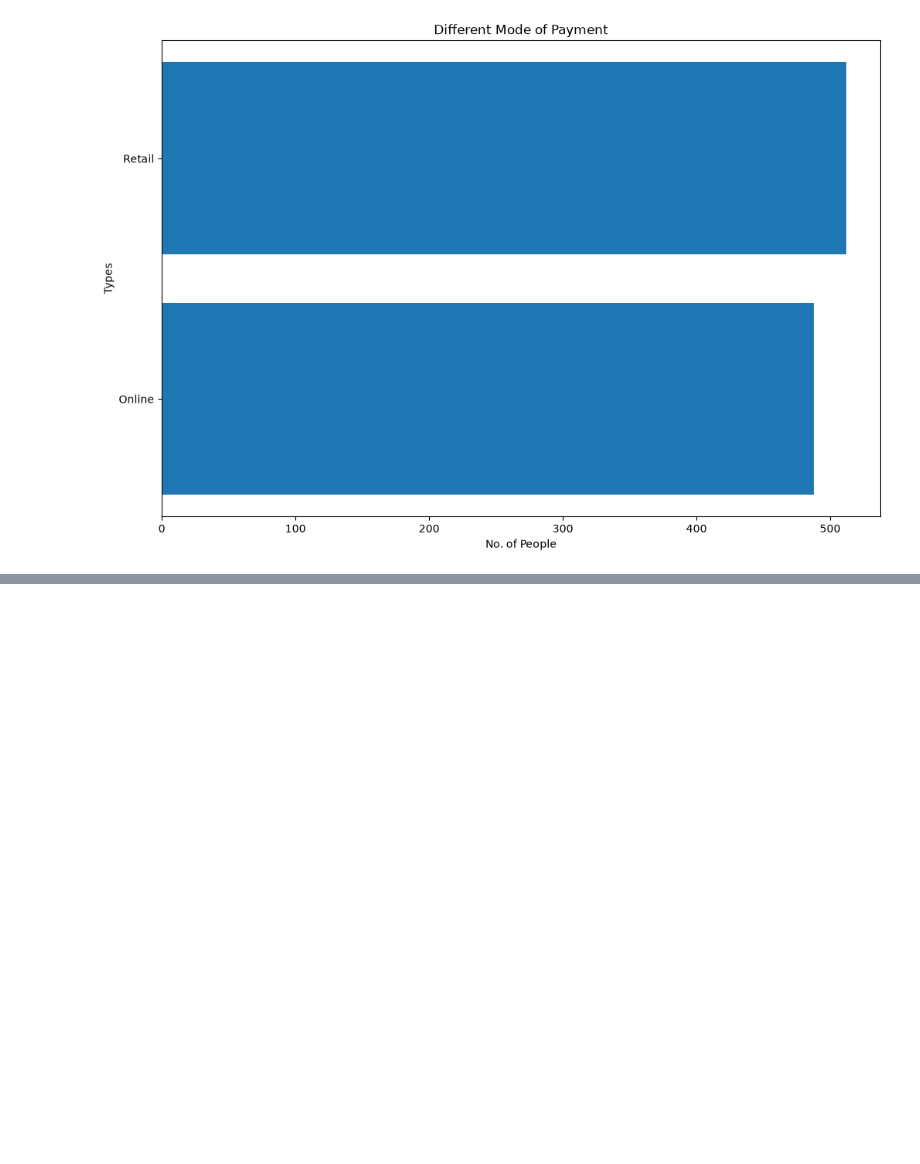
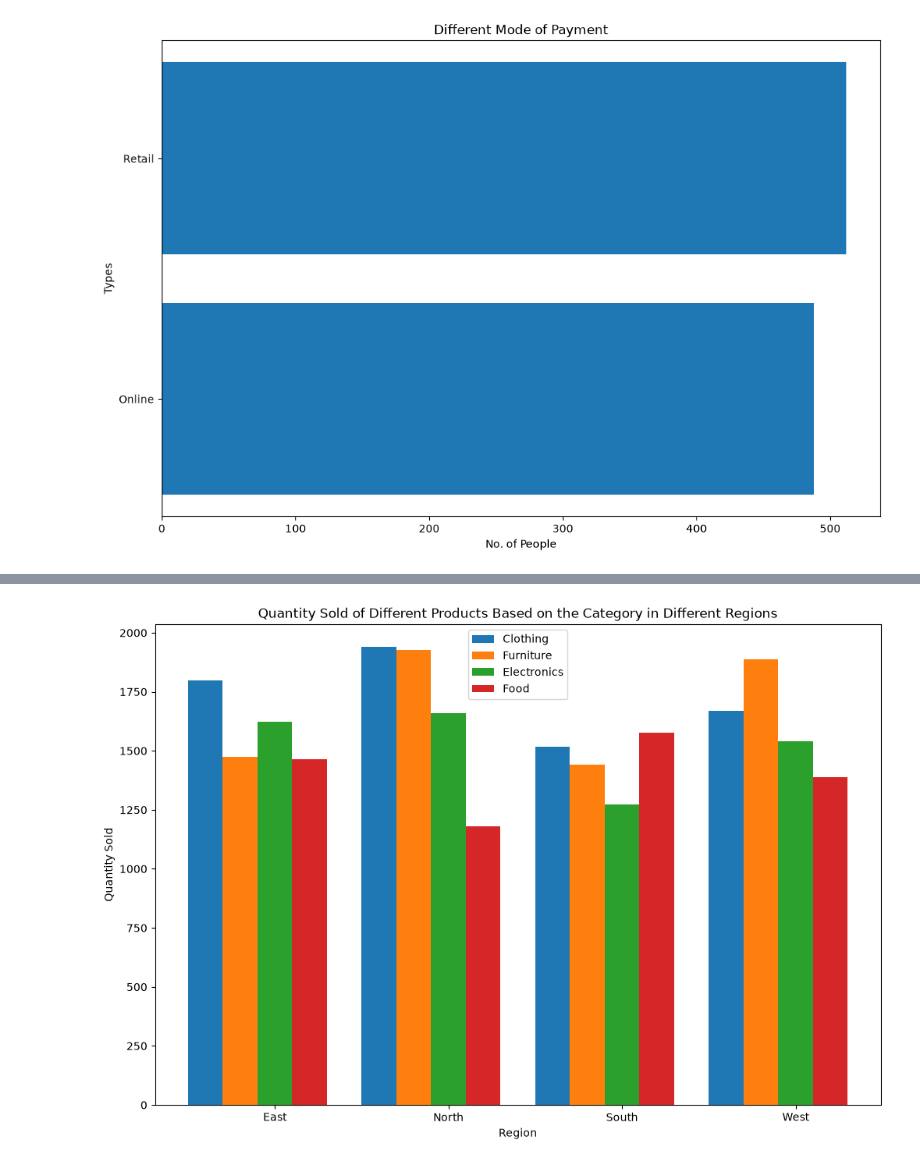
Before and after one commit to ashishsingh200/GEN-AI-COURSES, a Jupyter notebook: Assignments/GEN AI Assignment-11(ASHISH)/Tasks_sol.ipynb, the cells around one changed output, grey strips where cells are left out. Saved outputs shown, nothing was run; the diff lists cells and outputs as text; code cells hidden in the pictures; blank space fills up the shorter version.

```diff
--- a/Assignments/GEN AI Assignment-11(ASHISH)/Tasks_sol.ipynb
+++ b/Assignments/GEN AI Assignment-11(ASHISH)/Tasks_sol.ipynb
@@ -171,2 +262,18 @@ Name: count, dtype: int64
+# %%
+plt.figure(figsize=(12,8))
+plt.xlabel('Region')
+plt.ylabel('Quantity Sold')
+plt.title('Quantity Sold of Different Products Based on the Category in Different Regions')
+
+x=np.arange(len(Food.index))
+plt.bar(x-0.4,Clothing.values,width=0.2,label='Clothing')
+plt.bar(x-0.2,Furniture.values,width=0.2,label='Furniture')
+plt.bar(x,Electronics.values,width=0.2,label='Electronics')
+plt.bar(x+0.2,Food.values,width=0.2,label='Food')
+plt.xticks(x,Food.index)
+plt.legend()
+plt.show()
+# %% [output]
+[figure, added]
 # %% [markdown]
 ![Task 1](images/task6.png)
```
Also changed, not shown: parts of 25 cells of this notebook, 4 other files.
